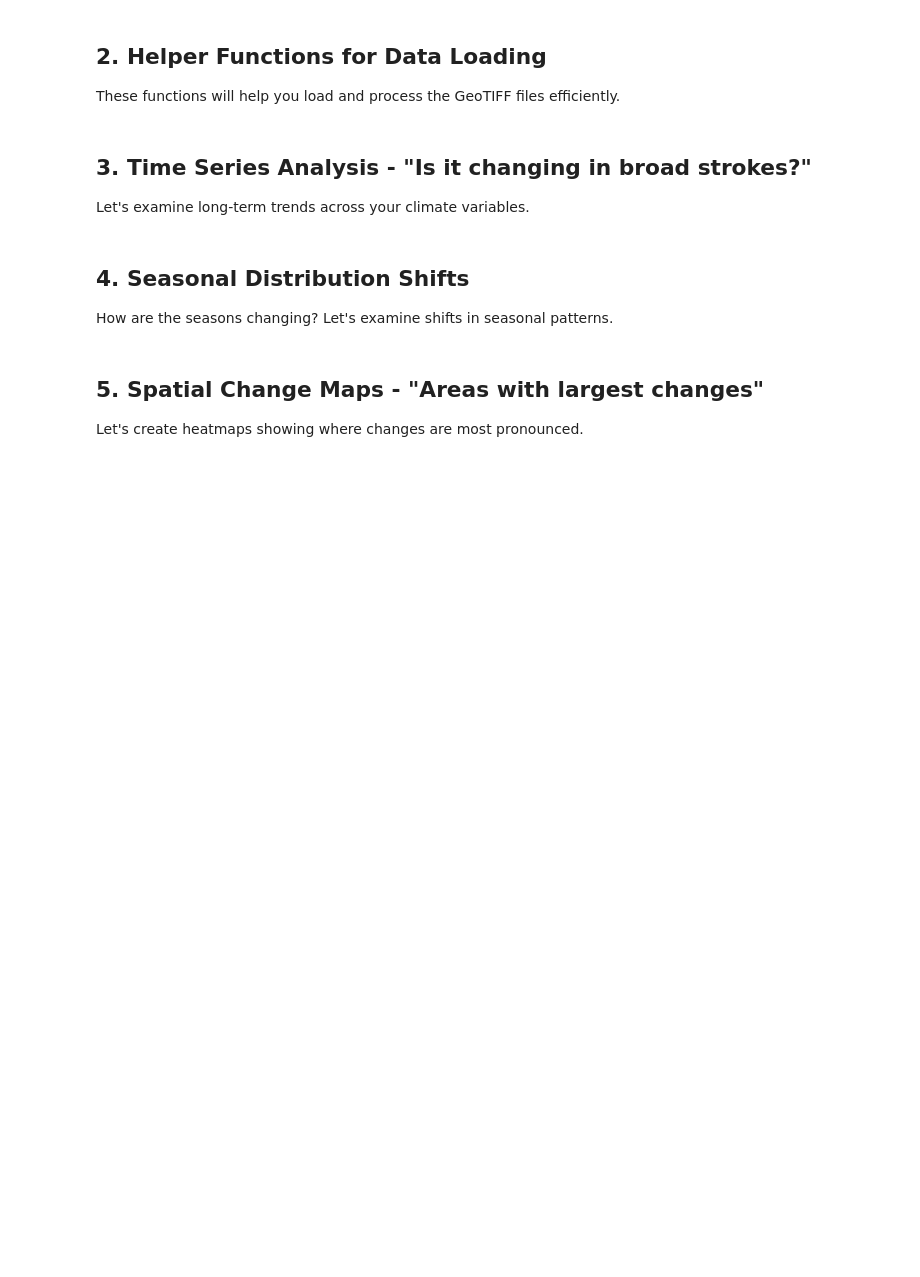
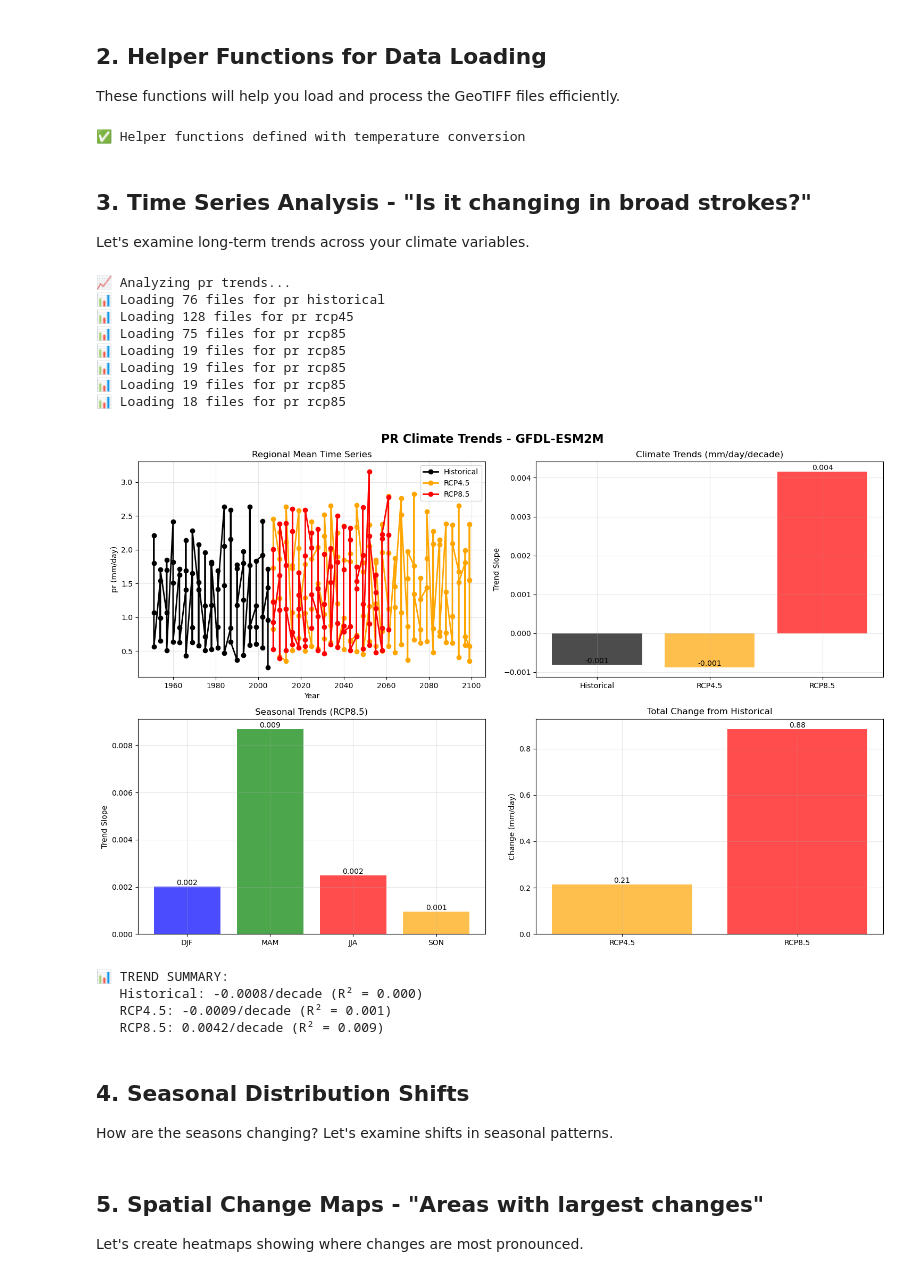
Before and after one commit to CU-ESIIL/Maka-Sitomniya, a Jupyter notebook: datacube/notebooks/maca_data_exploration.ipynb, the cells around one changed output. Drawn from its saved outputs; the diff is of its cells as text; code cells hidden in the pictures; blank space fills up the shorter version.

```diff
--- a/datacube/notebooks/maca_data_exploration.ipynb
+++ b/datacube/notebooks/maca_data_exploration.ipynb
@@ -146,6 +209,11 @@ def load_variable_timeseries(file_df, variable, scenario, model=None, season=Non
     for _, row in filtered_files.iterrows():
         try:
             ds = load_maca_file(row.path)
+
+            # Convert temperature if needed
+            if 'tas' in variable:  # temperature variable
+                ds = convert_temperature(ds, to_unit=TEMP_UNIT)
+
             ds = ds.assign_coords(time=row.period_mid)
             datasets.append(ds)
             times.append(row.period_mid)
@@ -175,14 +243,16 @@ def extract_region_mean(data_array, lat_bounds=None, lon_bounds=None):
     else:
         return data_array.mean(dim=['x', 'y'])
 
-print("✅ Helper functions defined")
+print("✅ Helper functions defined with temperature conversion")
+# %% [output]
+✅ Helper functions defined with temperature conversion
 # %% [markdown]
 ## 3. Time Series Analysis - "Is it changing in broad strokes?"
 
 Let's examine long-term trends across your climate variables.
 # %%
 # Configuration - adjust these for your data
-VARIABLE = 'tasmax'  # Change to 'tasmin' or 'pr' as needed
+VARIABLE = 'pr'  # Change to 'tasmin' or 'pr' as needed
 MODEL = 'GFDL-ESM2M'  # Your climate model
 
 # Load historical and future data
@@ -206,6 +276,9 @@ if hist_data is not None:
     fig, axes = plt.subplots(2, 2, figsize=(15, 10))
     fig.suptitle(f'{VARIABLE.upper()} Climate Trends - {MODEL}', fontsize=16, fontweight='bold')
 
+    # Get unit label
+    unit_label = get_temp_unit_label(VARIABLE)
+
     # 1. Full time series
     ax1 = axes[0, 0]
     ax1.plot(hist_mean.time, hist_mean, 'o-', label='Historical', color='black', linewidth=2)
@@ -216,7 +289,7 @@ if hist_data is not None:
 
     ax1.set_title('Regional Mean Time Series')
     ax1.set_xlabel('Year')
-    ax1.set_ylabel(f'{VARIABLE} (°C)' if 'tas' in VARIABLE else f'{VARIABLE} (mm/day)')
+    ax1.set_ylabel(f'{VARIABLE} ({unit_label})')
     ax1.legend()
     ax1.grid(True, alpha=0.3)
 
@@ -243,7 +316,7 @@ if hist_data is not None:
     colors = ['black', 'orange', 'red'][:len(scenarios)]
 
     bars = ax2.bar(scenarios, slopes, color=colors, alpha=0.7)
-    ax2.set_title('Climate Trends (°C/decade or mm/day/decade)')
+    ax2.set_title(f'Climate Trends ({unit_label}/decade)')
     ax2.set_ylabel('Trend Slope')
     ax2.grid(True, alpha=0.3)
 
@@ -297,34 +370,48 @@ if hist_data is not None:
     if rcp85_data is not None:
         rcp85_future = float(rcp85_mean.isel(time=-1))
         changes['RCP8.5'] = rcp85_future - hist_baseline
 
     if changes:
         change_scenarios = list(changes.keys())
         change_values = list(changes.values())
         colors = ['orange', 'red'][:len(change_scenarios)]
 
         bars = ax4.bar(change_scenarios, change_values, color=colors, alpha=0.7)
         ax4.set_title('Total Change from Historical')
-        ax4.set_ylabel(f'Change (°C)' if 'tas' in VARIABLE else 'Change (mm/day)')
+        ax4.set_ylabel(f'Change ({unit_label})')
         ax4.grid(True, alpha=0.3)
 
         for bar, change in zip(bars, change_values):
             height = bar.get_height()
             ax4.text(bar.get_x() + bar.get_width()/2., height,
                     f'{change:.2f}', ha='center', va='bottom' if change > 0 else 'top')
 
     plt.tight_layout()
     plt.show()
 
     # Print summary statistics
     print("\n📊 TREND SUMMARY:")
     for scenario, (slope, r2, p_val) in trends.items():
         significance = "***" if p_val < 0.001 else "**" if p_val < 0.01 else "*" if p_val < 0.05 else ""
         print(f"   {scenario}: {slope:.4f}/decade (R² = {r2:.3f}) {significance}")
 
 else:
     print(f"❌ Could not load data for {VARIABLE}")
     print("Make sure your file paths are correct and files are available.")
+# %% [output]
+📈 Analyzing pr trends...
+📊 Loading 76 files for pr historical
+📊 Loading 128 files for pr rcp45
+📊 Loading 75 files for pr rcp85
+📊 Loading 19 files for pr rcp85
+📊 Loading 19 files for pr rcp85
+📊 Loading 19 files for pr rcp85
+📊 Loading 18 files for pr rcp85
+[figure, added]
+📊 TREND SUMMARY:
+   Historical: -0.0008/decade (R² = 0.000)
+   RCP4.5: -0.0009/decade (R² = 0.001)
+   RCP8.5: 0.0042/decade (R² = 0.009)
 # %% [markdown]
 ## 4. Seasonal Distribution Shifts
 
```
Also changed, not shown: parts of 7 cells of this notebook, 31 other files.
